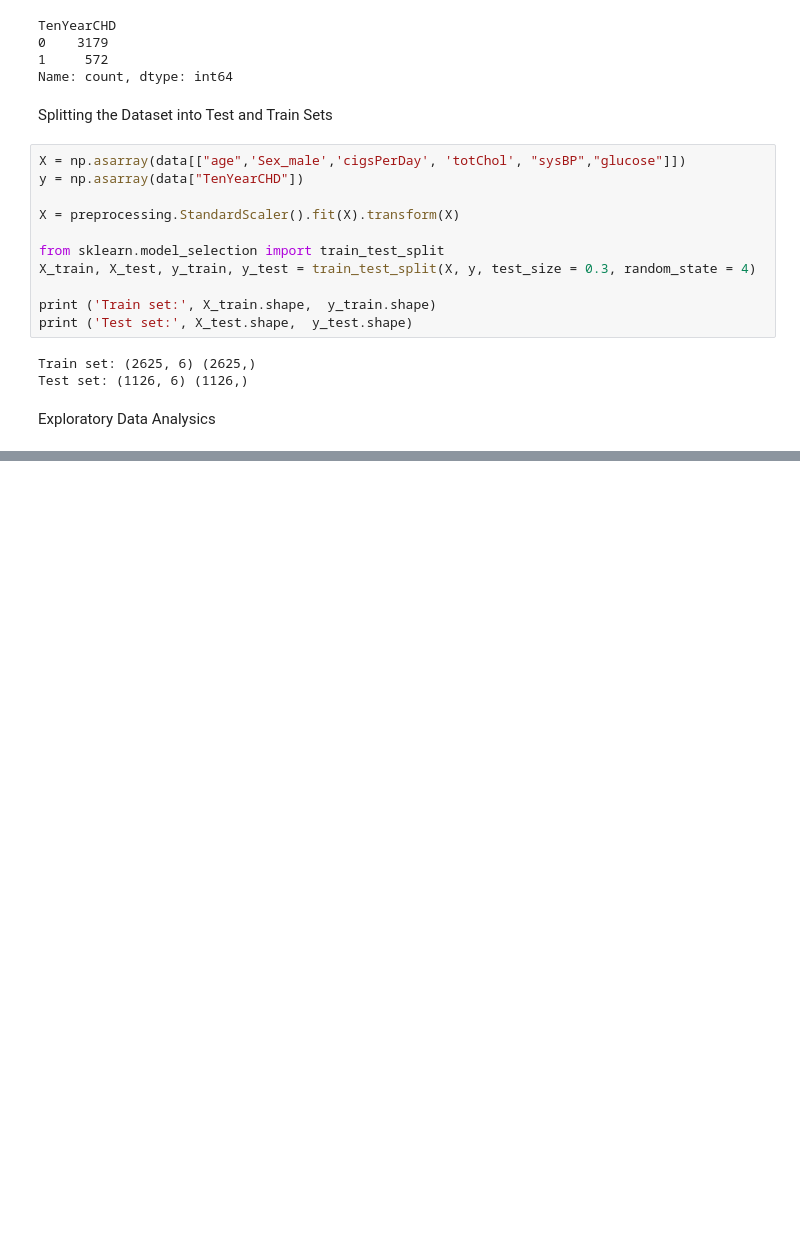
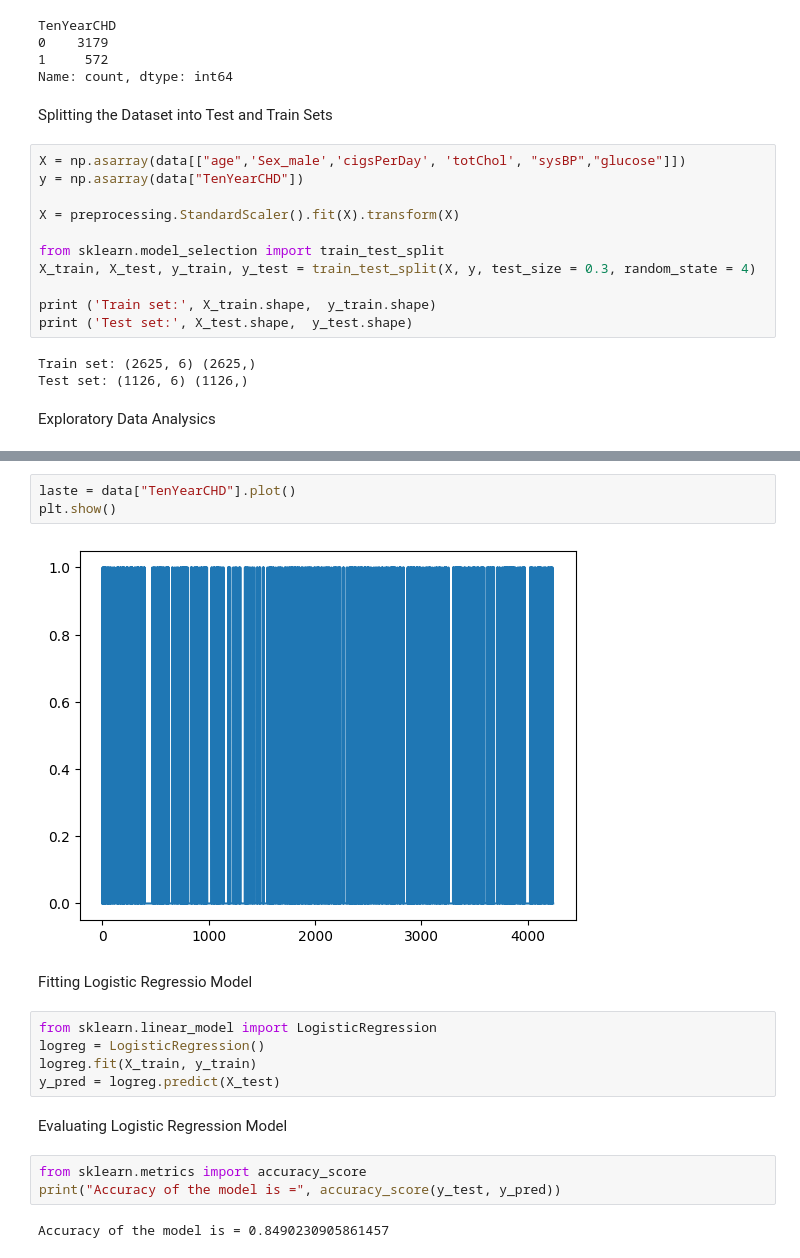
Before and after one commit to bishalstha-007/Machine_learning, a Jupyter notebook: Heart_Disease.ipynb, the cells around one changed output, grey strips where cells are left out. Drawn from its saved outputs; the diff is of its cells as text; blank space fills up the shorter version.

```diff
--- a/Heart_Disease.ipynb
+++ b/Heart_Disease.ipynb
@@ -54,0 +64,19 @@ Exploratory Data Analysics
+# %%
+laste = data["TenYearCHD"].plot()
+plt.show()
+# %% [output]
+[figure, added]
+# %% [markdown]
+Fitting Logistic Regressio Model
+# %%
+from sklearn.linear_model import LogisticRegression
+logreg = LogisticRegression()
+logreg.fit(X_train, y_train)
+y_pred = logreg.predict(X_test)
+# %% [markdown]
+Evaluating Logistic Regression Model
+# %%
+from sklearn.metrics import accuracy_score
+print("Accuracy of the model is =", accuracy_score(y_test, y_pred))
+# %% [output]
+Accuracy of the model is = 0.8490230905861457
```
Also changed, not shown: parts of 3 cells of this notebook.
